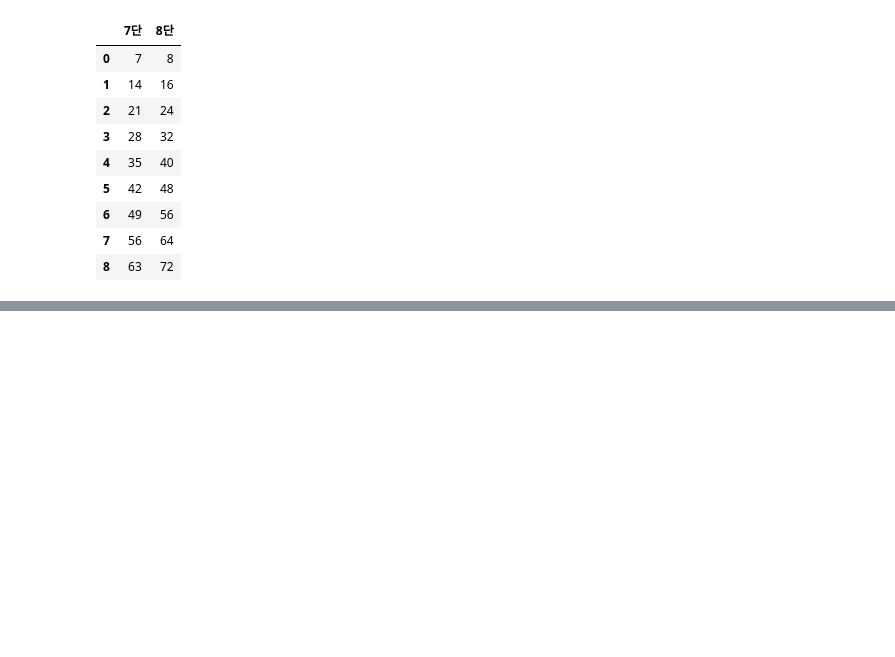
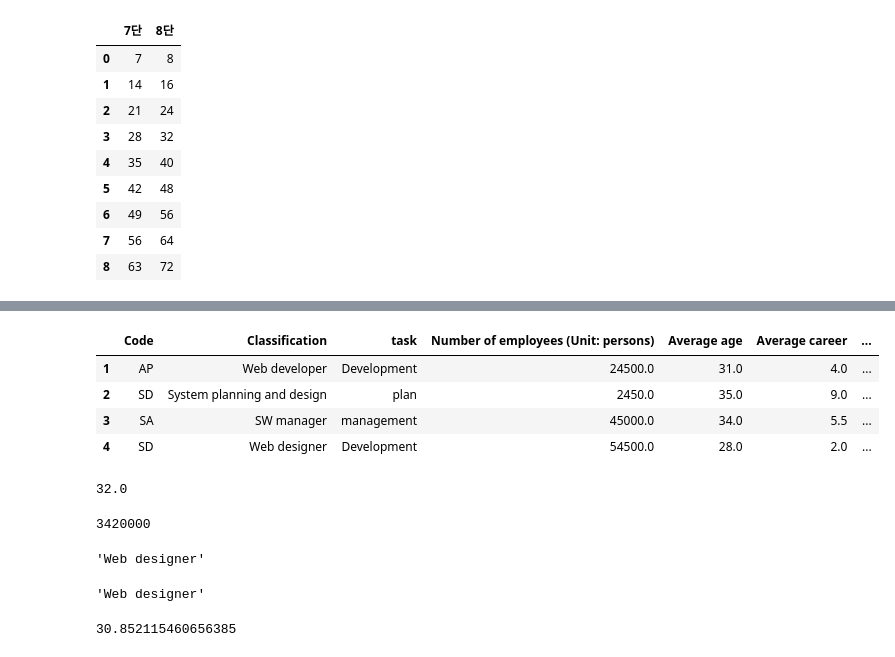
Before and after one commit to gasbugs/ML20221011, a Jupyter notebook: 2주차/4일차 - .ipynb, the cells around one changed output, grey strips where cells are left out. Cells and saved outputs as stored; diff of their text form; code cells hidden in the pictures; blank space fills up the shorter version.

```diff
--- a/2주차/4일차 - .ipynb
+++ b/2주차/4일차 - .ipynb
@@ -282,0 +350,37 @@ df2.sort_index(axis=1, ascending=True)
+# %%
+it_worker_df = pd.read_excel('IT_related_worker_status.xlsx')
+it_worker_df = it_worker_df.drop(0)
+it_worker_df
+# %% [output]
+|  | Code | Classification | task | Number of employees (Unit: persons) | Average age | Average career | ... |
+| 1 | AP | Web developer | Development | 24500.0 | 31.0 | 4.0 | ... |
+| 2 | SD | System planning and design | plan | 2450.0 | 35.0 | 9.0 | ... |
+| 3 | SA | SW manager | management | 45000.0 | 34.0 | 5.5 | ... |
+| 4 | SD | Web designer | Development | 54500.0 | 28.0 | 2.0 | ... |
+# %%
+# 1
+it_worker_df["Average age"].mean()
+# %% [output]
+32.0
+# %%
+# 2
+it_worker_df["Monthly average wage"].max()
+# %% [output]
+3420000
+# %%
+# 3
+index_min_career = it_worker_df["Average career"].idxmin()
+it_worker_df.loc[index_min_career]['Classification']
+# %% [output]
+'Web designer'
+# %%
+# 4
+index_max_employees = it_worker_df["Number of employees (Unit: persons)"].idxmax()
+it_worker_df.loc[index_max_employees]['Classification']
+# %% [output]
+'Web designer'
+# %%
+# 1번 어렵게 풀기
+(it_worker_df["Average age"] *  it_worker_df["Number of employees (Unit: persons)"]).sum()/it_worker_df["Number of employees (Unit: persons)"].sum()
+# %% [output]
+30.852115460656385
```
Also changed, not shown: parts of 20 cells of this notebook, 1 other file.
